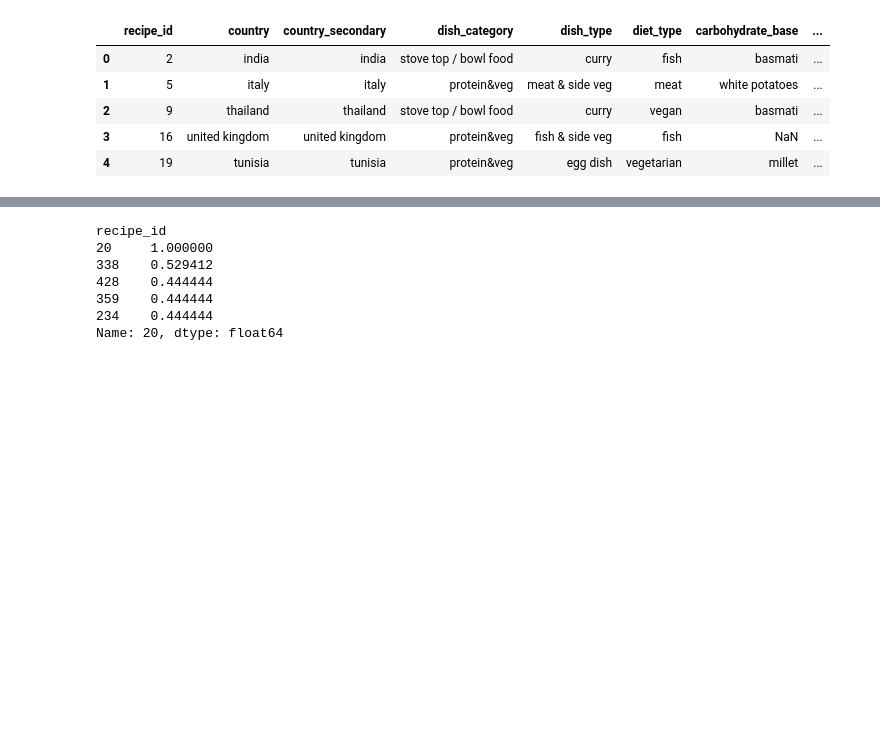
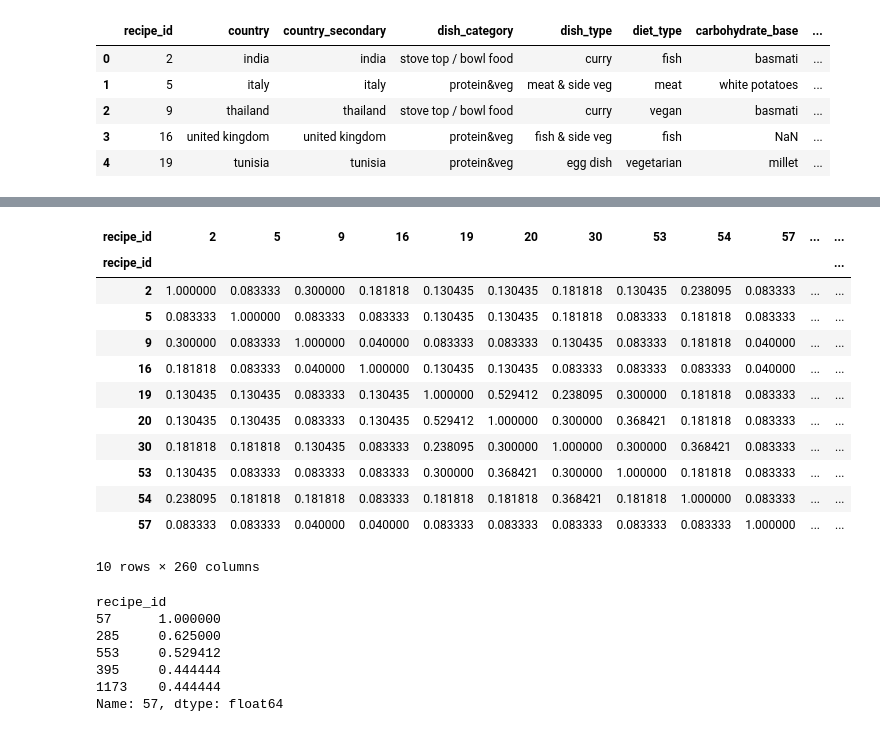
Before and after one commit to alexlgeorgiou/similarity_matrix, a Jupyter notebook: recipe_similarities/data/clean_data/recipe_CB1.ipynb, the cells around one changed output, grey strips where cells are left out. Drawn from its saved outputs; the diff is of its cells as text; code cells hidden in the pictures; blank space fills up the shorter version.

Commit message:
prototype similarity measures

```diff
--- a/recipe_similarities/data/clean_data/recipe_CB1.ipynb
+++ b/recipe_similarities/data/clean_data/recipe_CB1.ipynb
@@ -74,0 +42,11 @@ jaqqard_sim.head(10)
+# %%
+def prep_time_class(field):
+    # nb highly subjective, could ideally be validated by understanding customer perception
+    if field <=20:
+        return 'fast'
+    elif field > 20 and field <= 40:
+        return 'medium'
+    elif field > 40:
+        return 'slow'
+
+base['prep_time'] = base['prep_time'].apply(prep_time_class)
@@ -75,11 +63,49 @@ jaqqard_sim.head(10)
+# %%
+def jaccard_similarity(matrix_df):
+    # utilise numpys matrix operations for fast computation
+    a = matrix_df.values.copy()
+    b = matrix_df.values.copy()
+
+    all_recipes_by_n_recipes = np.repeat(a[np.newaxis, :, :],
+                                         a.shape[0],
+                                         axis=0)
+
+    all_recipes = b.reshape(b.shape[0],
+                            1,
+                            b.shape[1])
+
+    intersect = np.sum(all_recipes_by_n_recipes == all_recipes, axis=2)
+    union = np.sum(all_recipes_by_n_recipes != all_recipes, axis=2)*2 + intersect
+    jaccard_sim = intersect/union
+
+    jaccard_sim_df = pd.DataFrame(jaccard_sim, index=base.index, columns=base.index)
+
+    return jaccard_sim_df
+# %%
+jsim = jaccard_similarity(base)
+jsim.head(10)
+# %% [output]
+| recipe_id | 2 | 5 | 9 | 16 | 19 | 20 | 30 | 53 | 54 | 57 | ... | ... |
+| recipe_id |  |  |  |  |  |  |  |  |  |  |  | ... |
+| 2 | 1.000000 | 0.083333 | 0.300000 | 0.181818 | 0.130435 | 0.130435 | 0.181818 | 0.130435 | 0.238095 | 0.083333 | ... | ... |
+| 5 | 0.083333 | 1.000000 | 0.083333 | 0.083333 | 0.130435 | 0.130435 | 0.181818 | 0.083333 | 0.181818 | 0.083333 | ... | ... |
+| 9 | 0.300000 | 0.083333 | 1.000000 | 0.040000 | 0.083333 | 0.083333 | 0.130435 | 0.083333 | 0.181818 | 0.040000 | ... | ... |
+| 16 | 0.181818 | 0.083333 | 0.040000 | 1.000000 | 0.130435 | 0.130435 | 0.083333 | 0.083333 | 0.083333 | 0.040000 | ... | ... |
+| 19 | 0.130435 | 0.130435 | 0.083333 | 0.130435 | 1.000000 | 0.529412 | 0.238095 | 0.300000 | 0.181818 | 0.083333 | ... | ... |
+| 20 | 0.130435 | 0.130435 | 0.083333 | 0.130435 | 0.529412 | 1.000000 | 0.300000 | 0.368421 | 0.181818 | 0.083333 | ... | ... |
+| 30 | 0.181818 | 0.181818 | 0.130435 | 0.083333 | 0.238095 | 0.300000 | 1.000000 | 0.300000 | 0.368421 | 0.083333 | ... | ... |
+| 53 | 0.130435 | 0.083333 | 0.083333 | 0.083333 | 0.300000 | 0.368421 | 0.300000 | 1.000000 | 0.181818 | 0.083333 | ... | ... |
+| 54 | 0.238095 | 0.181818 | 0.181818 | 0.083333 | 0.181818 | 0.181818 | 0.368421 | 0.181818 | 1.000000 | 0.083333 | ... | ... |
+| 57 | 0.083333 | 0.083333 | 0.040000 | 0.040000 | 0.083333 | 0.083333 | 0.083333 | 0.083333 | 0.083333 | 1.000000 | ... | ... |
+10 rows × 260 columns
 # %%
-jaqqard_sim[20].sort_values(ascending=False).head()
+jsim[57].sort_values(ascending=False).head()
 # %% [output]
 recipe_id
-20     1.000000
-338    0.529412
-428    0.444444
-359    0.444444
-234    0.444444
-Name: 20, dtype: float64
+57      1.000000
+285     0.625000
+553     0.529412
+395     0.444444
+1173    0.444444
+Name: 57, dtype: float64
 # %%
```
Also changed, not shown: parts of 20 cells of this notebook, 5 other files.
